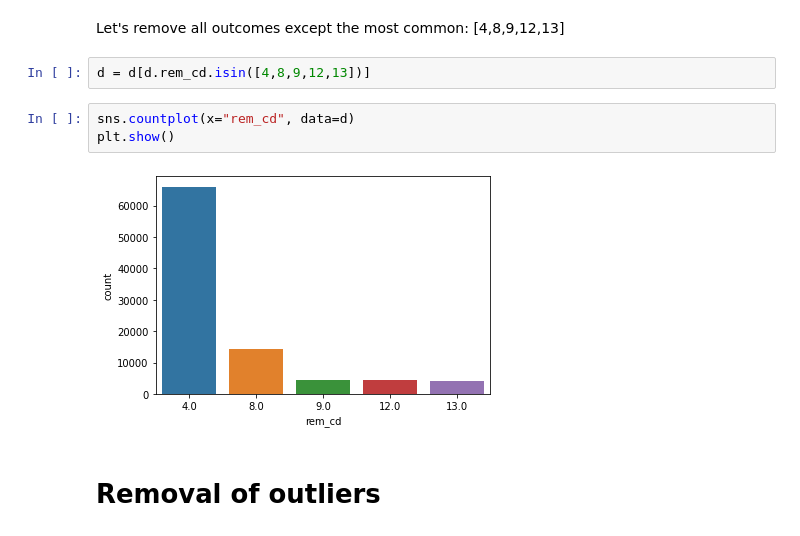
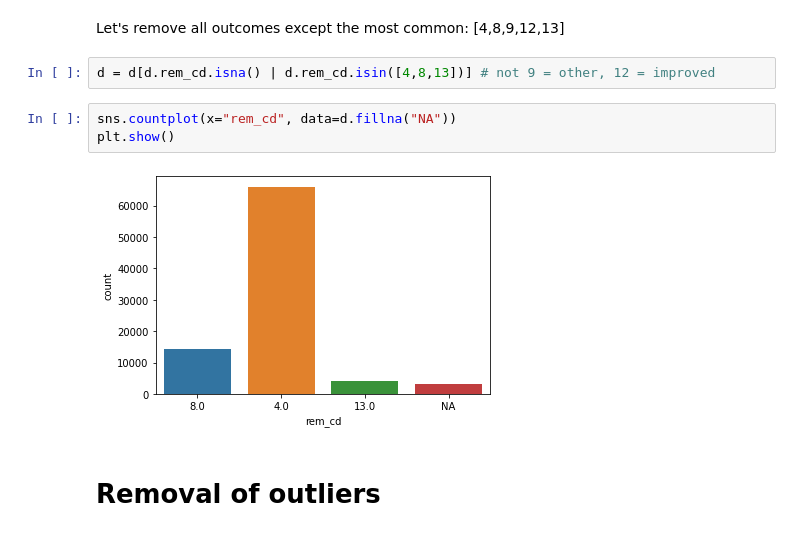
Before and after one commit to wansgar/edan70-project, a Jupyter notebook: column_categorization.ipynb, the cells around one changed output. Cells and saved outputs as stored; diff of their text form.

```diff
--- a/column_categorization.ipynb
+++ b/column_categorization.ipynb
@@ -344,12 +344,12 @@ plt.show()
 # %% [markdown]
 Let's remove all outcomes except the most common: [4,8,9,12,13]
 # %%
-d = d[d.rem_cd.isin([4,8,9,12,13])]
+d = d[d.rem_cd.isna() | d.rem_cd.isin([4,8,13])] # not 9 = other, 12 = improved
 # %%
-sns.countplot(x="rem_cd", data=d)
+sns.countplot(x="rem_cd", data=d.fillna("NA"))
 plt.show()
 # %% [output]
-[figure, old version]
+[figure, new version]
 # %% [markdown]
 # Removal of outliers
 # %% [markdown]
```
Also changed, not shown: parts of 22 cells of this notebook.
